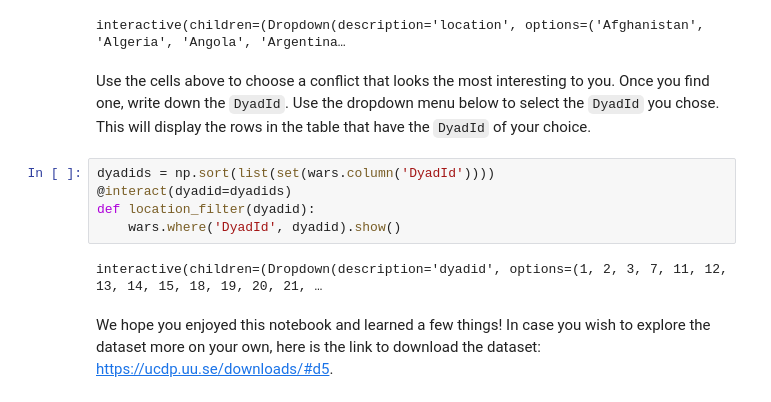
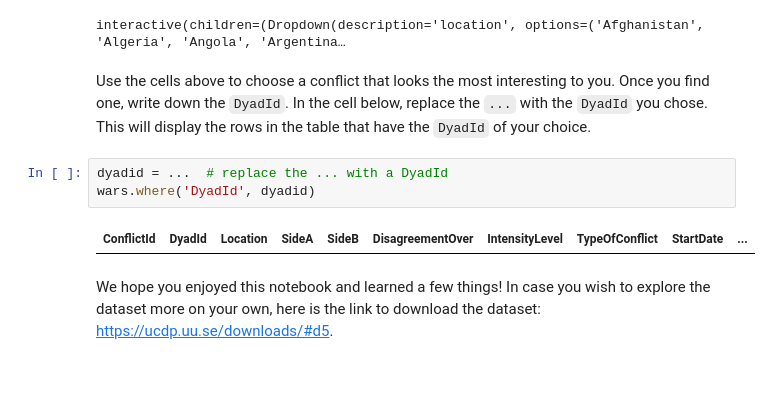
Before and after one commit to ds-modules/POLSCI-5, a Jupyter notebook: CivilWars.ipynb, the cells around one changed output. Drawn from its saved outputs; the diff is of its cells as text; blank space fills up the shorter version.

```diff
--- a/CivilWars.ipynb
+++ b/CivilWars.ipynb
@@ -419,14 +370,12 @@ def location_filter(location):
 # %% [output]
 interactive(children=(Dropdown(description='location', options=('Afghanistan', 'Algeria', 'Angola', 'Argentina…
 # %% [markdown]
-Use the cells above to choose a conflict that looks the most interesting to you. Once you find one, write down the `DyadId`. Use the dropdown menu below to select the `DyadId` you chose. This will display the rows in the table that have the `DyadId` of your choice.
+Use the cells above to choose a conflict that looks the most interesting to you. Once you find one, write down the `DyadId`. In the cell below, replace the `...` with the `DyadId` you chose. This will display the rows in the table that have the `DyadId` of your choice.
-# %%
-dyadids = np.sort(list(set(wars.column('DyadId'))))
-@interact(dyadid=dyadids)
-def location_filter(dyadid):
-    wars.where('DyadId', dyadid).show()
-# %% [output]
-interactive(children=(Dropdown(description='dyadid', options=(1, 2, 3, 7, 11, 12, 13, 14, 15, 18, 19, 20, 21, …
+# %%
+dyadid = ...  # replace the ... with a DyadId
+wars.where('DyadId', dyadid)
+# %% [output]
+| ConflictId | DyadId | Location | SideA | SideB | DisagreementOver | IntensityLevel | TypeOfConflict | StartDate | ... |
 # %% [markdown]
 We hope you enjoyed this notebook and learned a few things! In case you wish to explore the dataset more on your own, here is the link to download the dataset: https://ucdp.uu.se/downloads/#d5.
 # %% [markdown]
```
Also changed, not shown: parts of 47 cells of this notebook.
